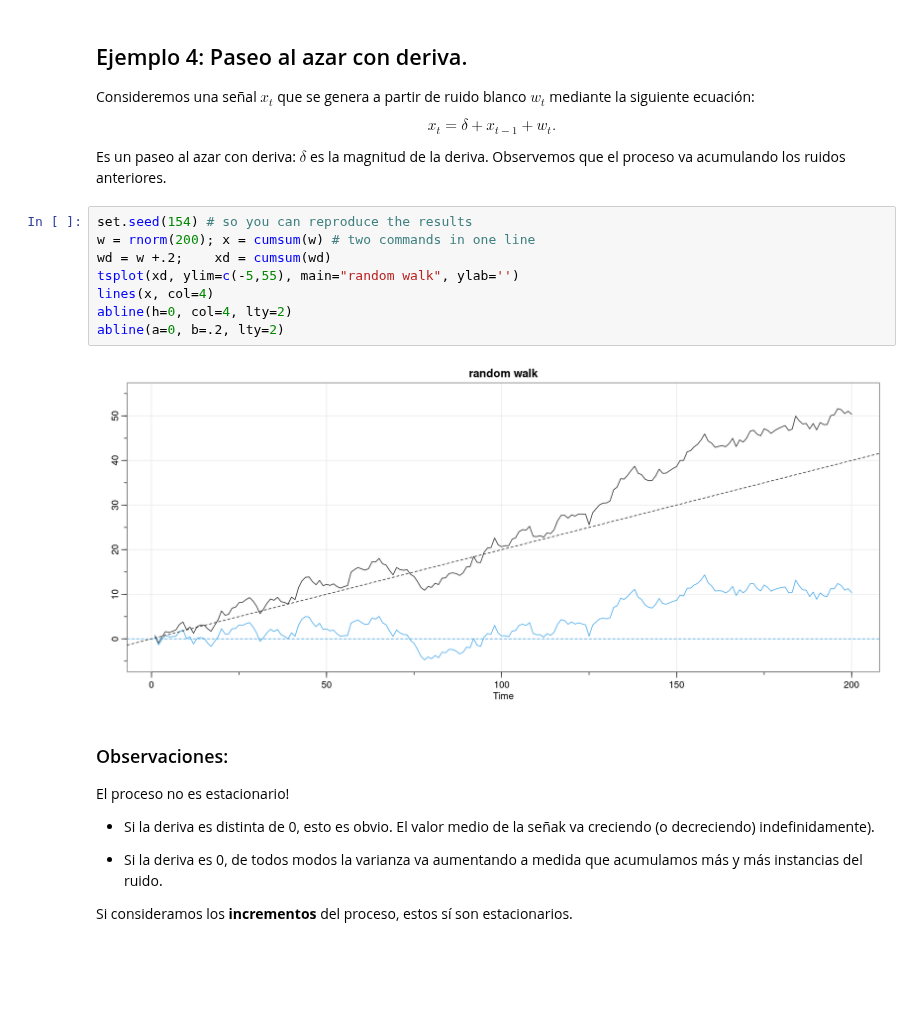
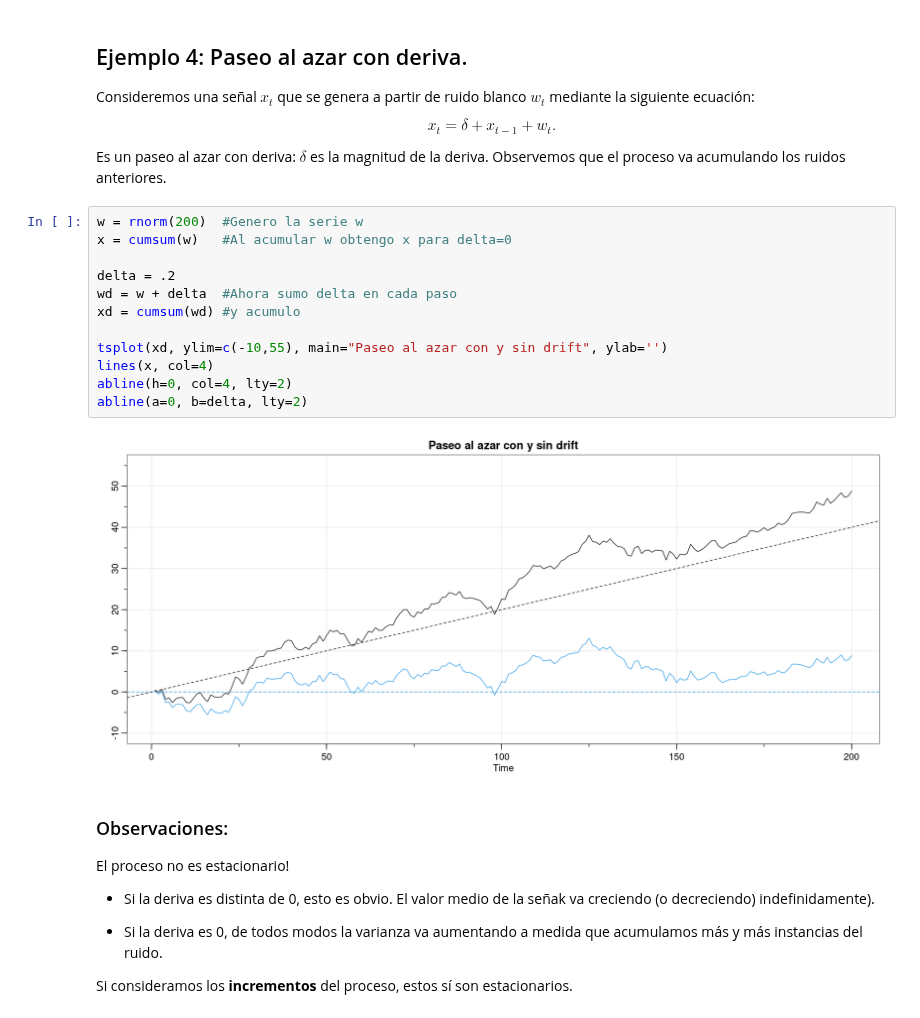
Before and after one commit to aferragu/curso_series_temporales, a Jupyter notebook: Analisis de Series Temporales. Modelos estadisticos.ipynb, the cells around one changed output. Drawn from its saved outputs; the diff is of its cells as text; blank space fills up the shorter version.

```diff
--- a/Analisis de Series Temporales. Modelos estadisticos.ipynb
+++ b/Analisis de Series Temporales. Modelos estadisticos.ipynb
@@ -99,15 +99,19 @@ $$ x_t = \delta + x_{t-1} + w_t.$$
 
 Es un paseo al azar con deriva: $\delta$ es la magnitud de la deriva. Observemos que el proceso va acumulando los ruidos anteriores.
 # %%
-set.seed(154) # so you can reproduce the results
-w = rnorm(200); x = cumsum(w) # two commands in one line
-wd = w +.2;    xd = cumsum(wd)
-tsplot(xd, ylim=c(-5,55), main="random walk", ylab='')
+w = rnorm(200)  #Genero la serie w
+x = cumsum(w)   #Al acumular w obtengo x para delta=0
+
+delta = .2
+wd = w + delta  #Ahora sumo delta en cada paso
+xd = cumsum(wd) #y acumulo
+
+tsplot(xd, ylim=c(-10,55), main="Paseo al azar con y sin drift", ylab='')
 lines(x, col=4)
 abline(h=0, col=4, lty=2)
-abline(a=0, b=.2, lty=2)
+abline(a=0, b=delta, lty=2)
 # %% [output]
-[figure, old version]
+[figure, new version]
 # %% [markdown]
 ### Observaciones:
 
```
Also changed, not shown: parts of 6 cells of this notebook, 3 other files.
